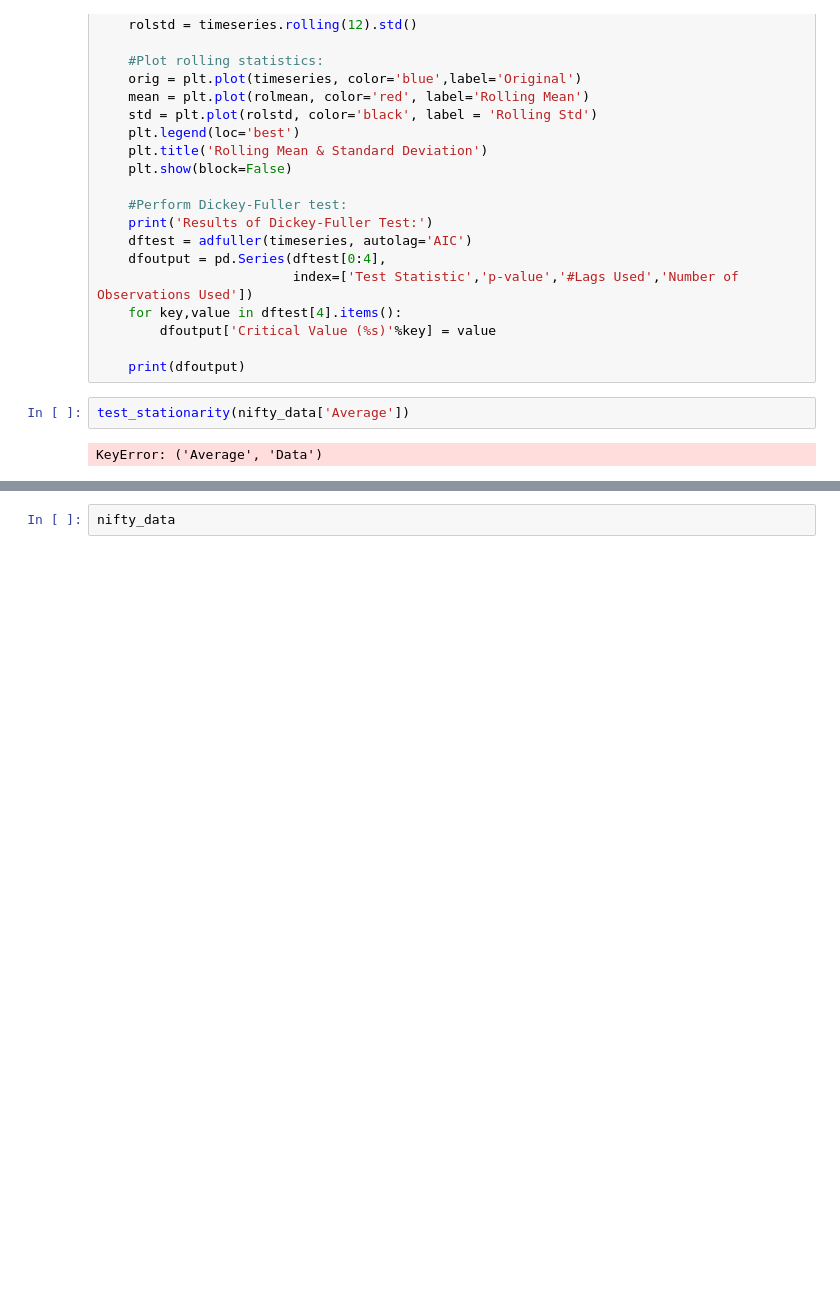
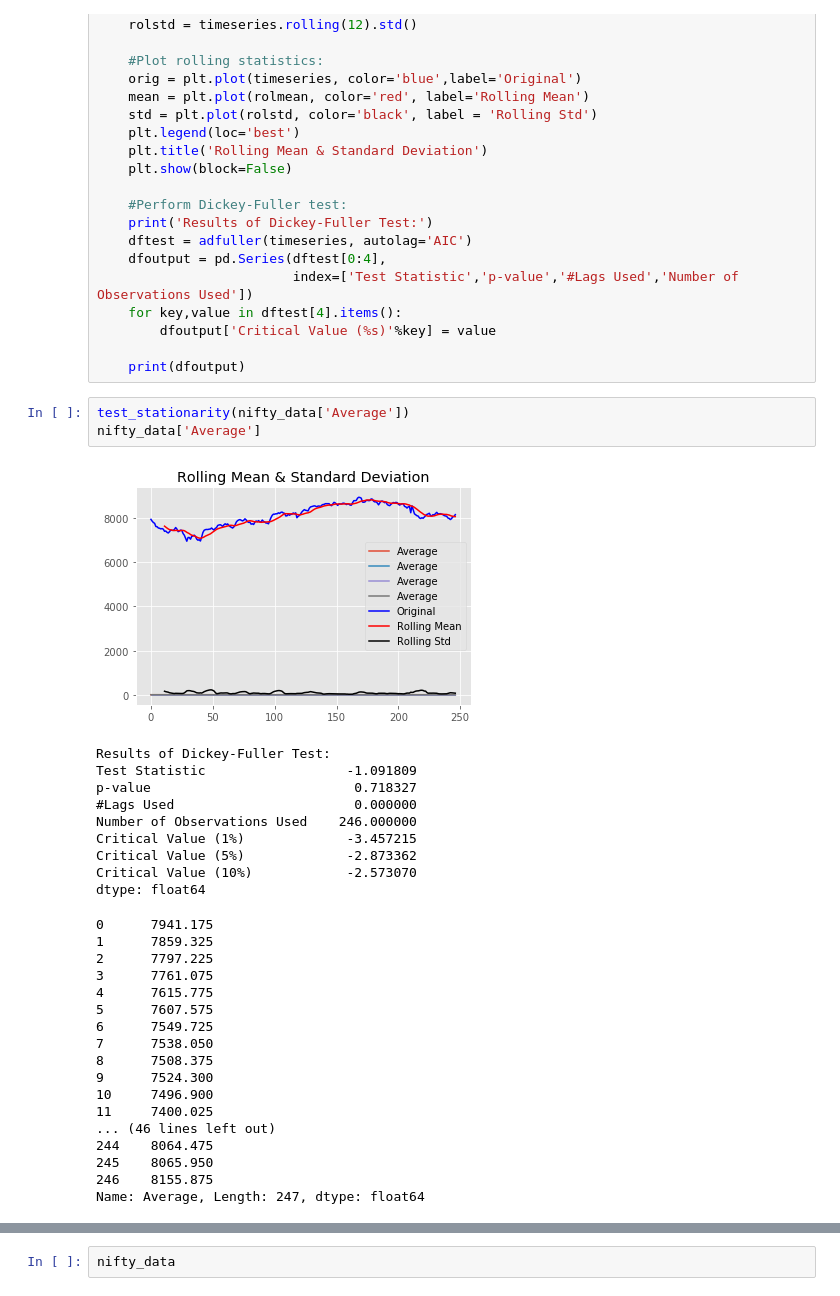
Before and after one commit to ReetBarik/Machine-Learning-Project, a Jupyter notebook: code_test.ipynb, the cells around one changed output, grey strips where cells are left out. Cells and saved outputs as stored; diff of their text form; blank space fills up the shorter version.

```diff
--- a/code_test.ipynb
+++ b/code_test.ipynb
@@ -100,8 +128,35 @@ def test_stationarity(timeseries):
     print(dfoutput)
 # %%
 test_stationarity(nifty_data['Average'])
+nifty_data['Average']
 # %% [output]
+[figure, added]
-KeyError: ('Average', 'Data')
+Results of Dickey-Fuller Test:
+Test Statistic                  -1.091809
+p-value                          0.718327
+#Lags Used                       0.000000
+Number of Observations Used    246.000000
+Critical Value (1%)             -3.457215
+Critical Value (5%)             -2.873362
+Critical Value (10%)            -2.573070
+dtype: float64
+0      7941.175
+1      7859.325
+2      7797.225
+3      7761.075
+4      7615.775
+5      7607.575
+6      7549.725
+7      7538.050
+8      7508.375
+9      7524.300
+10     7496.900
+11     7400.025
+... (46 lines left out)
+244    8064.475
+245    8065.950
+246    8155.875
+Name: Average, Length: 247, dtype: float64
 # %%
 nifty_avg_log = np.log(nifty_data['Average'])
 plt.plot(nifty_avg_log)
```
Also changed, not shown: parts of 7 cells of this notebook.
